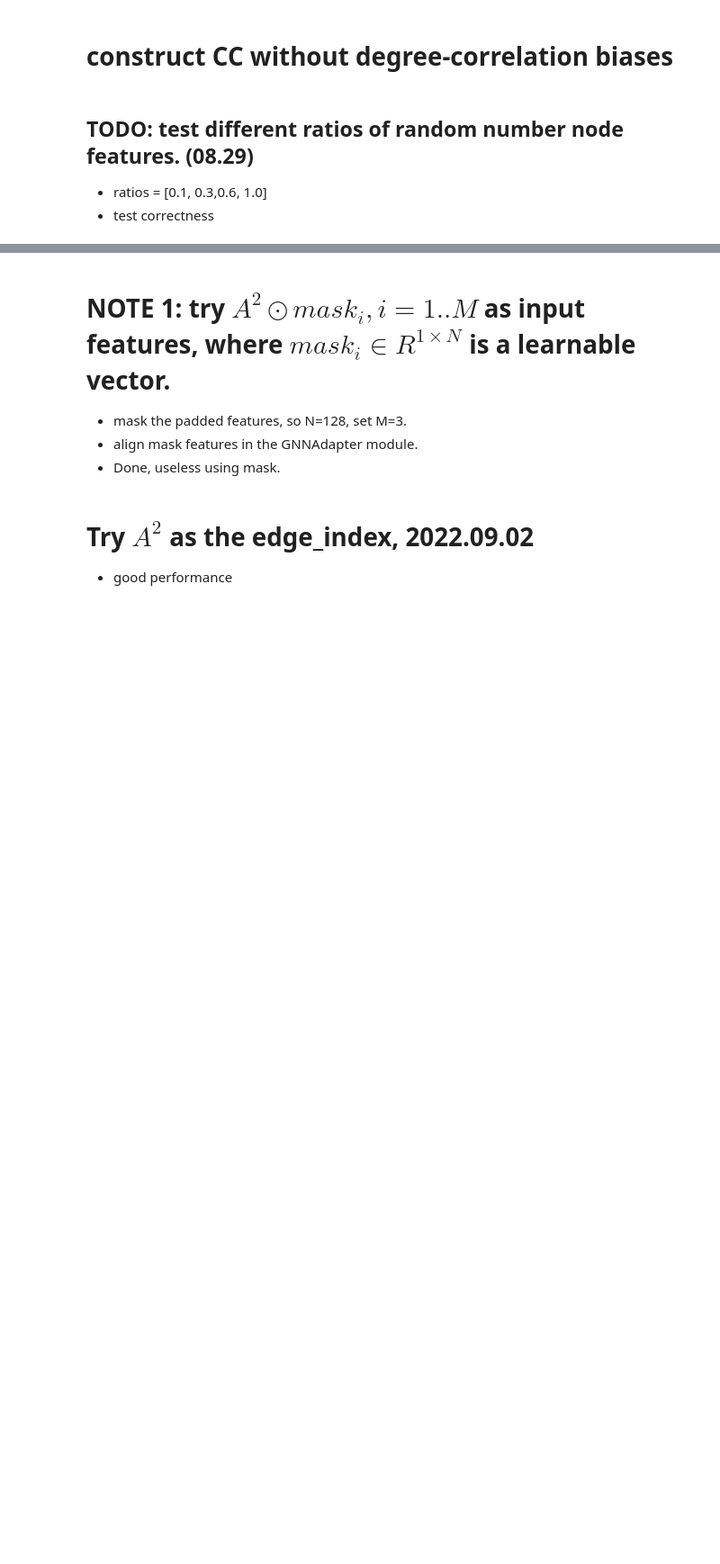
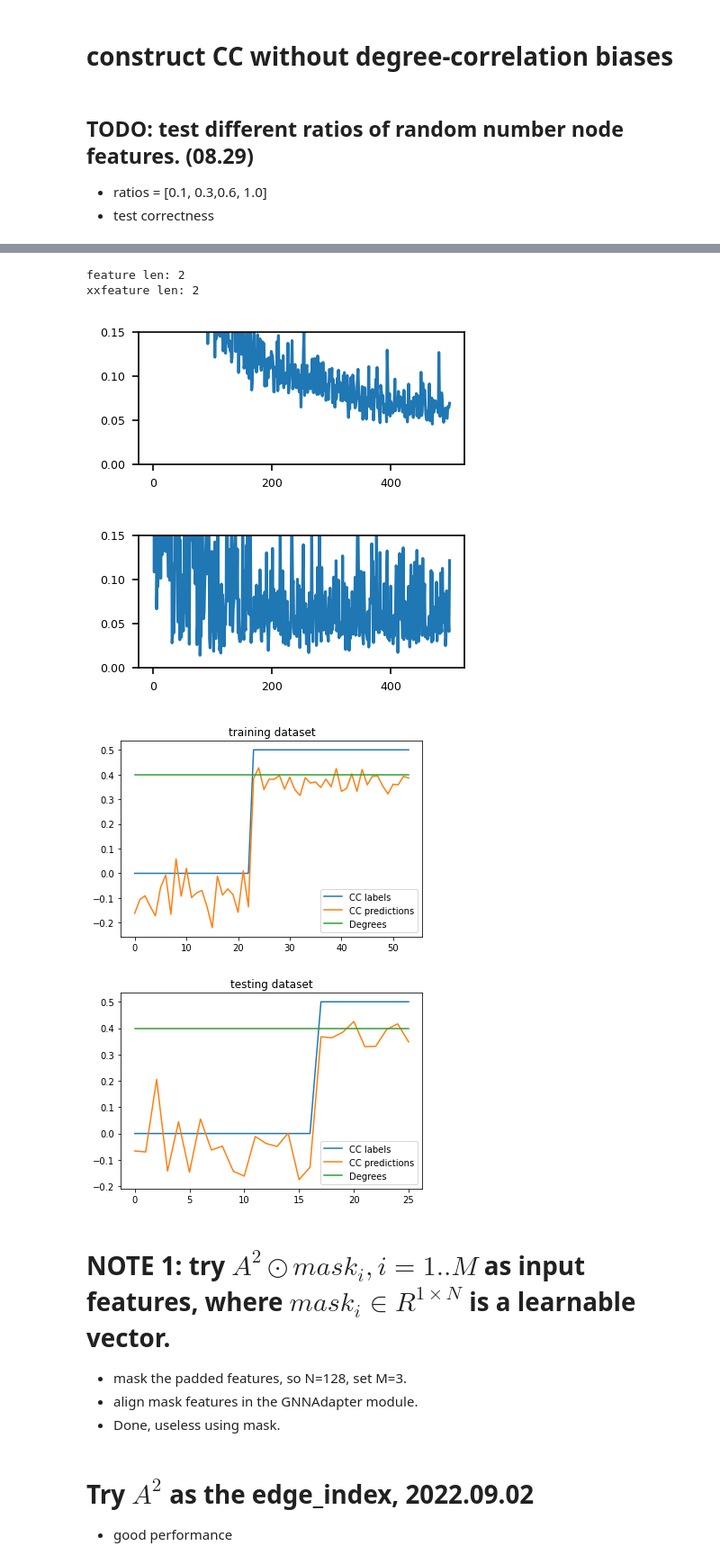
Before and after one commit to ICLab4DL/GNNBenchEffectiveness, a Jupyter notebook: benchmark_cc_d.ipynb, the cells around one changed output, grey strips where cells are left out. Shown at 90% size. Saved outputs shown, nothing was run; the diff lists cells and outputs as text; code cells hidden in the pictures; blank space fills up the shorter version.

```diff
--- a/benchmark_cc_d.ipynb
+++ b/benchmark_cc_d.ipynb
@@ -1649,3 +1685,30 @@ for cc_dataloader in cc_dataloaders:
+# %%
+# NOTE: Circulant graphs, 09.04, try cycles features.
+# NOTE: mean pool
+
+# NOTE: only all one and index features
+tri_fea_train = composite_node_features(node_features[2][0], node_features[3][0], padding=False)
+tri_fea_test = composite_node_features(node_features[2][1], node_features[3][1], padding=False)
+cc_dataloaders = []
+cc_dataloaders.append(assemble_dataloader(
+    *construct_dataset(cc_dataset, (tri_fea_train, tri_fea_test),
+                       y_torch_type=torch.FloatTensor, sparse=True), cuda=False))
+
+
+
+for cc_dataloader in cc_dataloaders:
+    fea_len = cc_dataloader[0].dataset.x[0].get_node_features().shape[-1]
+    print('xxfeature len:', fea_len)
+    models_trained = train_cc_degree(cc_dataloader, feature_dim=fea_len, lr=0.0002, gnn_name='sparse_gin', epochs=500)
+    plot_cc_degree_prediction(models_trained, cc_dataloader[0], train_adjs, train_y, 'training dataset')
+    plot_cc_degree_prediction(models_trained, cc_dataloader[1], test_adjs, test_y, 'testing dataset')
+# %% [output]
+feature len: 2
+xxfeature len: 2
+[figure, added]
+[figure, added]
+[figure, added]
+[figure, added]
 # %% [markdown]
 # NOTE 1:  try $A^2 \odot {mask_i, i = 1..M}$ as input features, where $mask_i \in R^{1 \times N}$ is a learnable vector.
 
```
Also changed, not shown: parts of 15 cells of this notebook.
